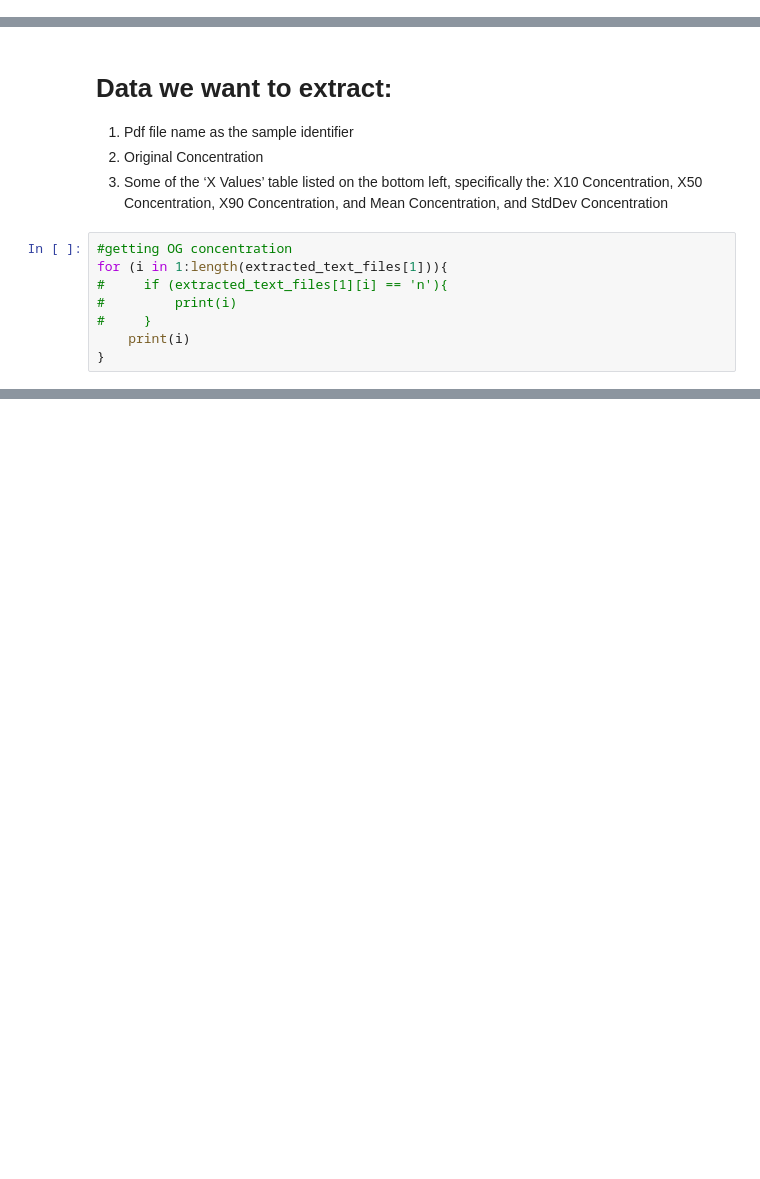
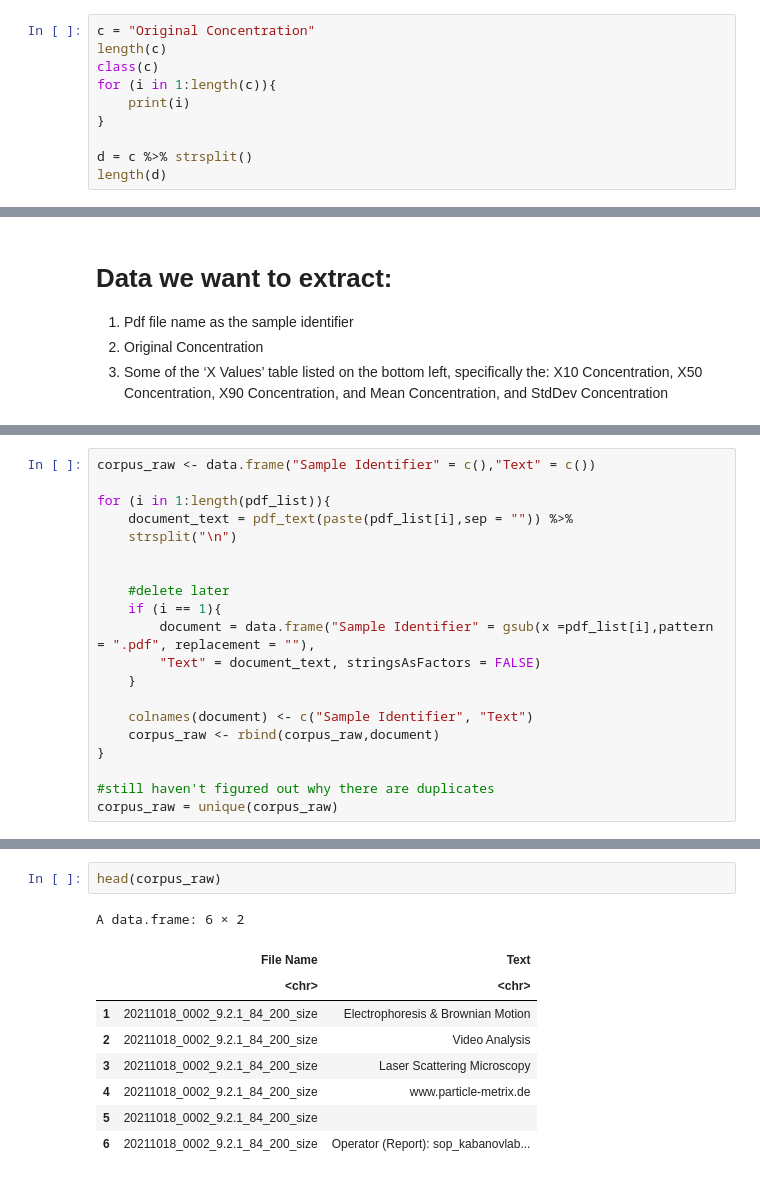
Before and after one commit to alexispayton/Wildfires-and-Extracellular-Vesicles-EVs-Woodsmoke-Alters-EV-Proteomic-Signatures-involved-in-Ext, a Jupyter notebook: PDF Data Extraction.ipynb, the cells around one changed output, grey strips where cells are left out. Drawn from its saved outputs; the diff is of its cells as text; blank space fills up the shorter version.

```diff
--- a/PDF Data Extraction.ipynb
+++ b/PDF Data Extraction.ipynb
@@ -42,0 +38,10 @@ length(c)
+# %%
+c = "Original Concentration"
+length(c)
+class(c)
+for (i in 1:length(c)){
+    print(i)
+}
+
+d = c %>% strsplit()
+length(d)
@@ -173,11 +161,3 @@ Content:  documents: 6
 1. Pdf file name as the sample identifier
 2. Original Concentration
 3. Some of the ‘X Values’ table listed on the bottom left, specifically the: X10 Concentration, X50 Concentration, X90 Concentration, and Mean Concentration, and StdDev Concentration
-# %%
-#getting OG concentration
-for (i in 1:length(extracted_text_files[1])){
-#     if (extracted_text_files[1][i] == 'n'){
-#         print(i)
-#     }
-    print(i)
-}
@@ -189,0 +164,20 @@ length(extracted_text_files[1])
+# %%
+corpus_raw <- data.frame("Sample Identifier" = c(),"Text" = c())
+
+for (i in 1:length(pdf_list)){
+    document_text = pdf_text(paste(pdf_list[i],sep = "")) %>%
+    strsplit("\n")
+
+
+    #delete later
+    if (i == 1){
+        document = data.frame("Sample Identifier" = gsub(x =pdf_list[i],pattern = ".pdf", replacement = ""),
+        "Text" = document_text, stringsAsFactors = FALSE)
+    }
+
+    colnames(document) <- c("Sample Identifier", "Text")
+    corpus_raw <- rbind(corpus_raw,document)
+}
+
+#still haven't figured out why there are duplicates
+corpus_raw = unique(corpus_raw)
@@ -189,0 +202,12 @@ length(extracted_text_files[1])
+# %%
+head(corpus_raw)
+# %% [output]
+A data.frame: 6 × 2
+|  | File Name | Text |
+|  | <chr> | <chr> |
+| 1 | 20211018_0002_9.2.1_84_200_size | Electrophoresis & Brownian Motion |
+| 2 | 20211018_0002_9.2.1_84_200_size | Video Analysis |
+| 3 | 20211018_0002_9.2.1_84_200_size | Laser Scattering Microscopy |
+| 4 | 20211018_0002_9.2.1_84_200_size | www.particle-metrix.de |
+| 5 | 20211018_0002_9.2.1_84_200_size |  |
+| 6 | 20211018_0002_9.2.1_84_200_size | Operator (Report): sop_kabanovlab... |
```
Also changed, not shown: parts of 12 cells of this notebook.
